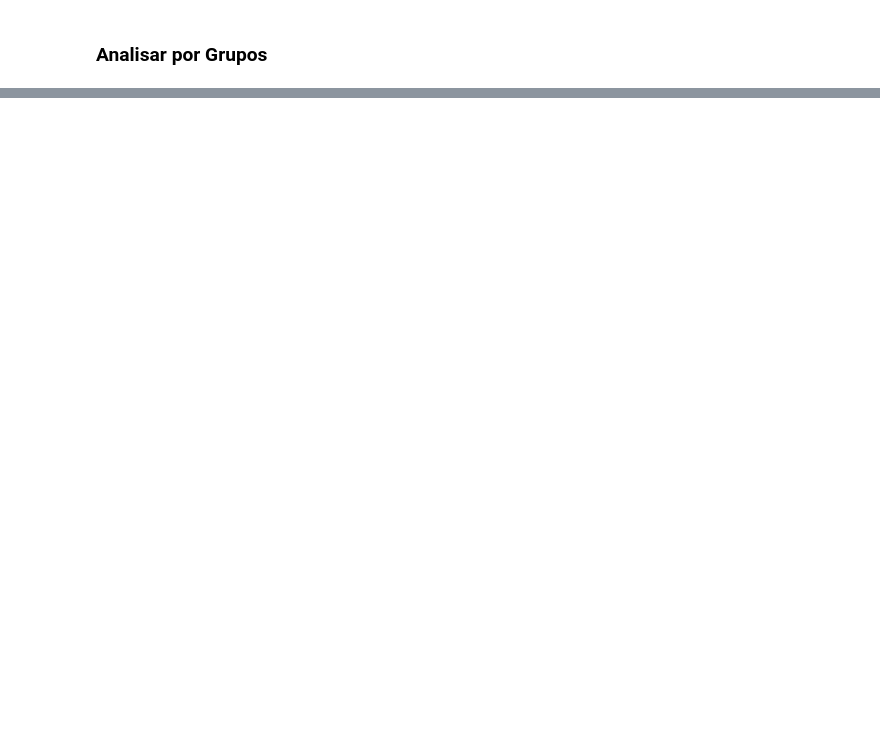
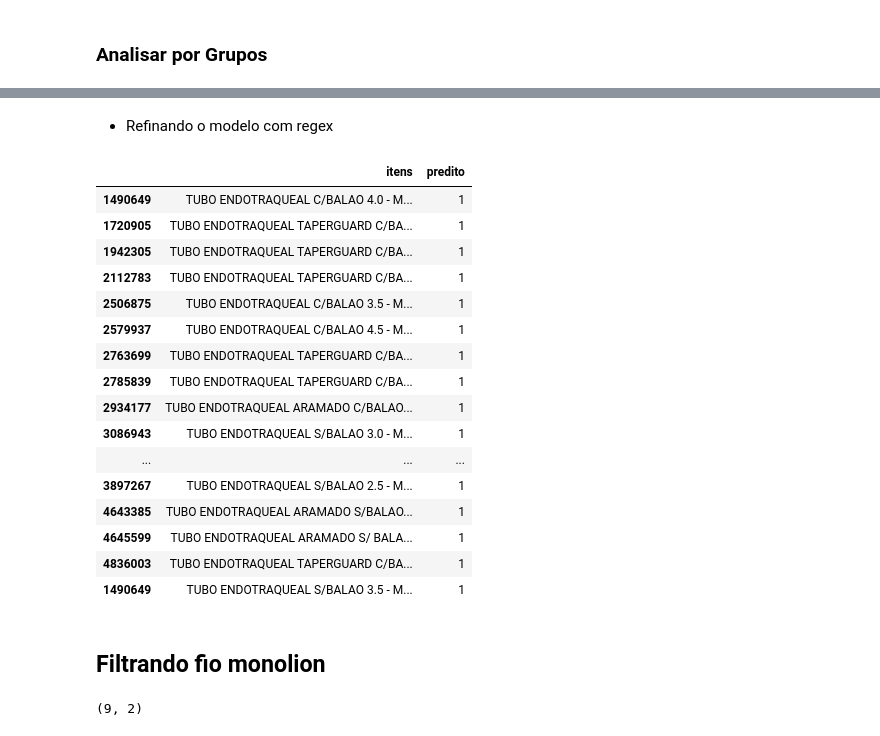
Before and after one commit to Douglas-cc/analyze_text_similarity, a Jupyter notebook: items_similarity.ipynb, the cells around one changed output, grey strips where cells are left out. Cells and saved outputs as stored; diff of their text form; code cells hidden in the pictures; blank space fills up the shorter version.

```diff
--- a/items_similarity.ipynb
+++ b/items_similarity.ipynb
@@ -267,0 +317,2 @@ df_similaridade[df_similaridade['item_B'].isin(sonda)].query('valor_similaridade
+# %%
+df_endotraqueal = df_similaridade[df_similaridade['item_B'].isin(list_tubo_endotraqueal)].query('valor_similaridade >= 0.8')
@@ -267,0 +321,3 @@ df_similaridade[df_similaridade['item_B'].isin(sonda)].query('valor_similaridade
+# %%
+group_endotraqueal = group_similarity(df_endotraqueal, 'item_A', 'item_B')
+group_endotraqueal
@@ -267,0 +326,28 @@ df_similaridade[df_similaridade['item_B'].isin(sonda)].query('valor_similaridade
+# %% [markdown]
+- Refinando o modelo com regex
+# %%
+regex = re.compile(r'\b(\w+\s+\w+)\b')
+
+tubo_endotraqueal = regex_similarity('TUBO ENDOTRAQUEAL', regex, group_endotraqueal['itens'])
+# %%
+group_endotraqueal = group_endotraqueal[group_endotraqueal['itens'].isin(tubo_endotraqueal)]
+# %%
+group_endotraqueal
+# %% [output]
+|  | itens | predito |
+| 1490649 | TUBO ENDOTRAQUEAL C/BALAO 4.0 - M... | 1 |
+| 1720905 | TUBO ENDOTRAQUEAL TAPERGUARD C/BA... | 1 |
+| 1942305 | TUBO ENDOTRAQUEAL TAPERGUARD C/BA... | 1 |
+| 2112783 | TUBO ENDOTRAQUEAL TAPERGUARD C/BA... | 1 |
+| 2506875 | TUBO ENDOTRAQUEAL C/BALAO 3.5 - M... | 1 |
+| 2579937 | TUBO ENDOTRAQUEAL C/BALAO 4.5 - M... | 1 |
+| 2763699 | TUBO ENDOTRAQUEAL TAPERGUARD C/BA... | 1 |
+| 2785839 | TUBO ENDOTRAQUEAL TAPERGUARD C/BA... | 1 |
+| 2934177 | TUBO ENDOTRAQUEAL ARAMADO C/BALAO... | 1 |
+| 3086943 | TUBO ENDOTRAQUEAL S/BALAO 3.0 - M... | 1 |
+| ... | ... | ... |
+| 3897267 | TUBO ENDOTRAQUEAL S/BALAO 2.5 - M... | 1 |
+| 4643385 | TUBO ENDOTRAQUEAL ARAMADO S/BALAO... | 1 |
+| 4645599 | TUBO ENDOTRAQUEAL ARAMADO S/ BALA... | 1 |
+| 4836003 | TUBO ENDOTRAQUEAL TAPERGUARD C/BA... | 1 |
+| 1490649 | TUBO ENDOTRAQUEAL S/BALAO 3.5 - M... | 1 |
@@ -267,0 +356,2 @@ df_similaridade[df_similaridade['item_B'].isin(sonda)].query('valor_similaridade
+# %% [markdown]
+## Filtrando fio monolion
@@ -267,0 +360,5 @@ df_similaridade[df_similaridade['item_B'].isin(sonda)].query('valor_similaridade
+# %%
+group_fio_mono_09 = group_similarity(df_fio_monolion_09, 'item_A', 'item_B')
+group_fio_mono_09.shape
+# %% [output]
+(9, 2)
```
Also changed, not shown: parts of 153 cells of this notebook.
